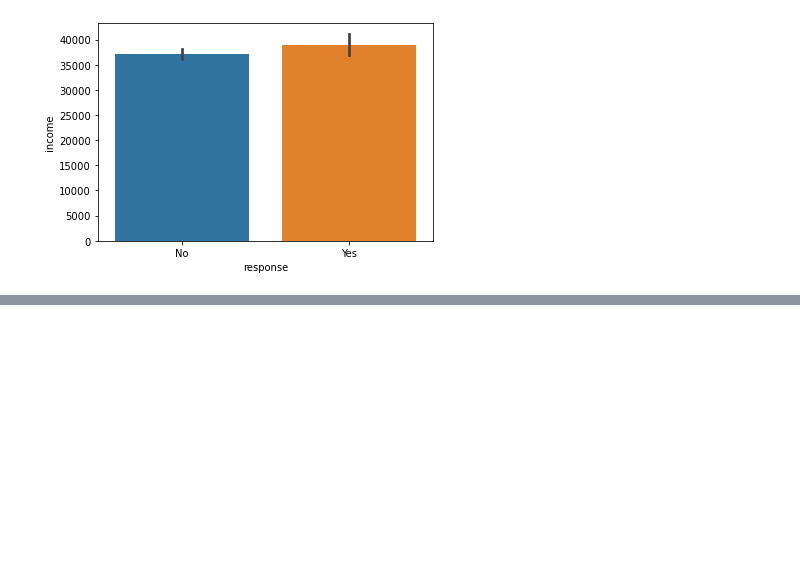
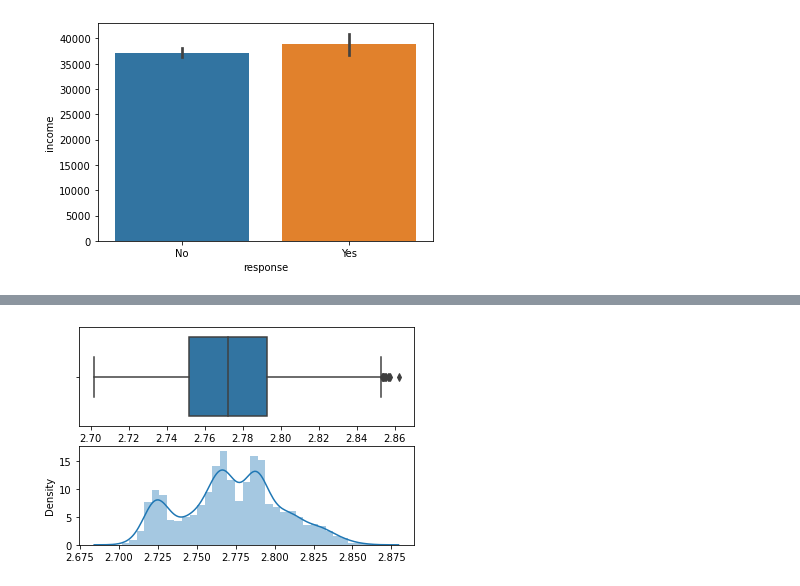
Before and after one commit to nataschaberg/lab-customer-analysis, a Jupyter notebook: exercises/data_cleaning_round_2.ipynb, the cells around one changed output, grey strips where cells are left out. Drawn from its saved outputs; the diff is of its cells as text; code cells hidden in the pictures; blank space fills up the shorter version.

```diff
--- a/exercises/data_cleaning_round_2.ipynb
+++ b/exercises/data_cleaning_round_2.ipynb
@@ -348,0 +388,11 @@ plt.show()
+# %%
+# apply box-cox
+df_experiment_3 = df.copy()
+transformed_data, _ci = stats.boxcox(df_experiment_3['customer_lifetime_value'])
+
+fig, ax = plt.subplots(2)
+sns.boxplot(transformed_data, ax=ax[0])
+sns.distplot(transformed_data, ax=ax[1])
+fig.show()
+# %% [output]
+[figure, added]
```
Also changed, not shown: parts of 35 cells of this notebook.
